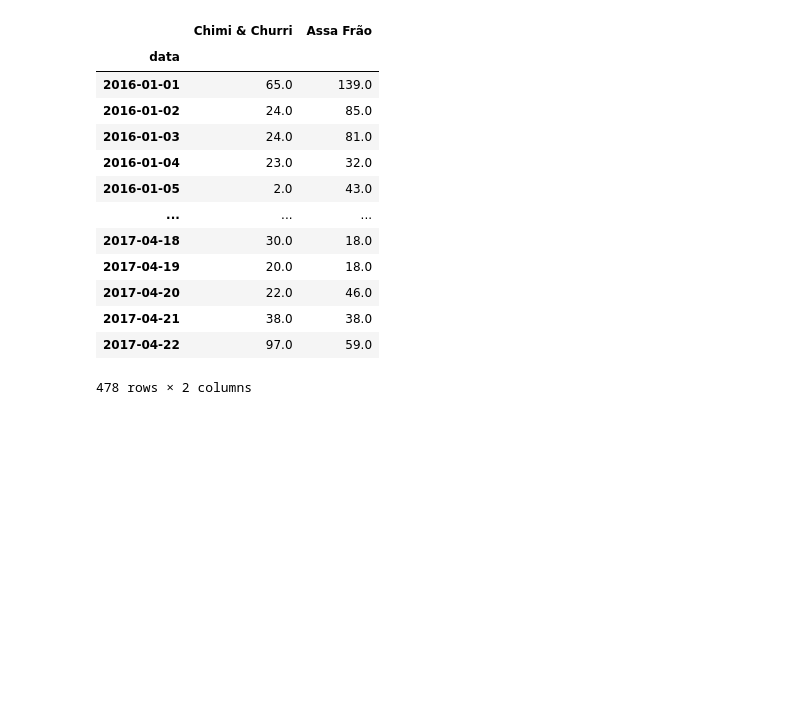
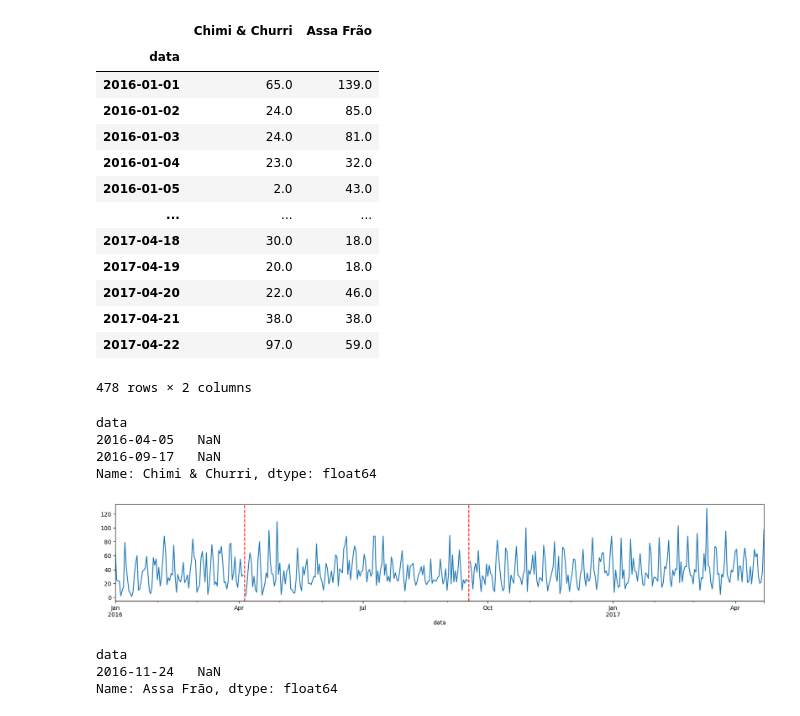
Before and after one commit to JCarapina/Estudos-praticos, a Jupyter notebook: arquivo.ipynb, the cells around one changed output. Cells and saved outputs as stored; diff of their text form; code cells hidden in the pictures; blank space fills up the shorter version.

```diff
--- a/arquivo.ipynb
+++ b/arquivo.ipynb
@@ -50,3 +52,25 @@ dados
 | 2017-04-21 | 38.0 | 38.0 |
 | 2017-04-22 | 97.0 | 59.0 |
 478 rows × 2 columns
+# %%
+# Verificando dados nulos por linhas
+dados['Chimi & Churri'][dados['Chimi & Churri'].isnull()]
+# %% [output]
+data
+2016-04-05   NaN
+2016-09-17   NaN
+Name: Chimi & Churri, dtype: float64
+# %%
+# Visualizando dados nulos atraves de grafico com axvline
+
+dados['Chimi & Churri'].plot(figsize=(20,3))
+plt.axvline(x = dados['Chimi & Churri'][dados['Chimi & Churri'].isnull()].index[0], color='red', linestyle='--')
+plt.axvline(x = dados['Chimi & Churri'][dados['Chimi & Churri'].isnull()].index[1], color='red', linestyle='--');
+# %% [output]
+[figure, added]
+# %%
+dados['Assa Frão'][dados['Assa Frão'].isnull()]
+# %% [output]
+data
+2016-11-24   NaN
+Name: Assa Frão, dtype: float64
```
Also changed, not shown: parts of 18 cells of this notebook.
